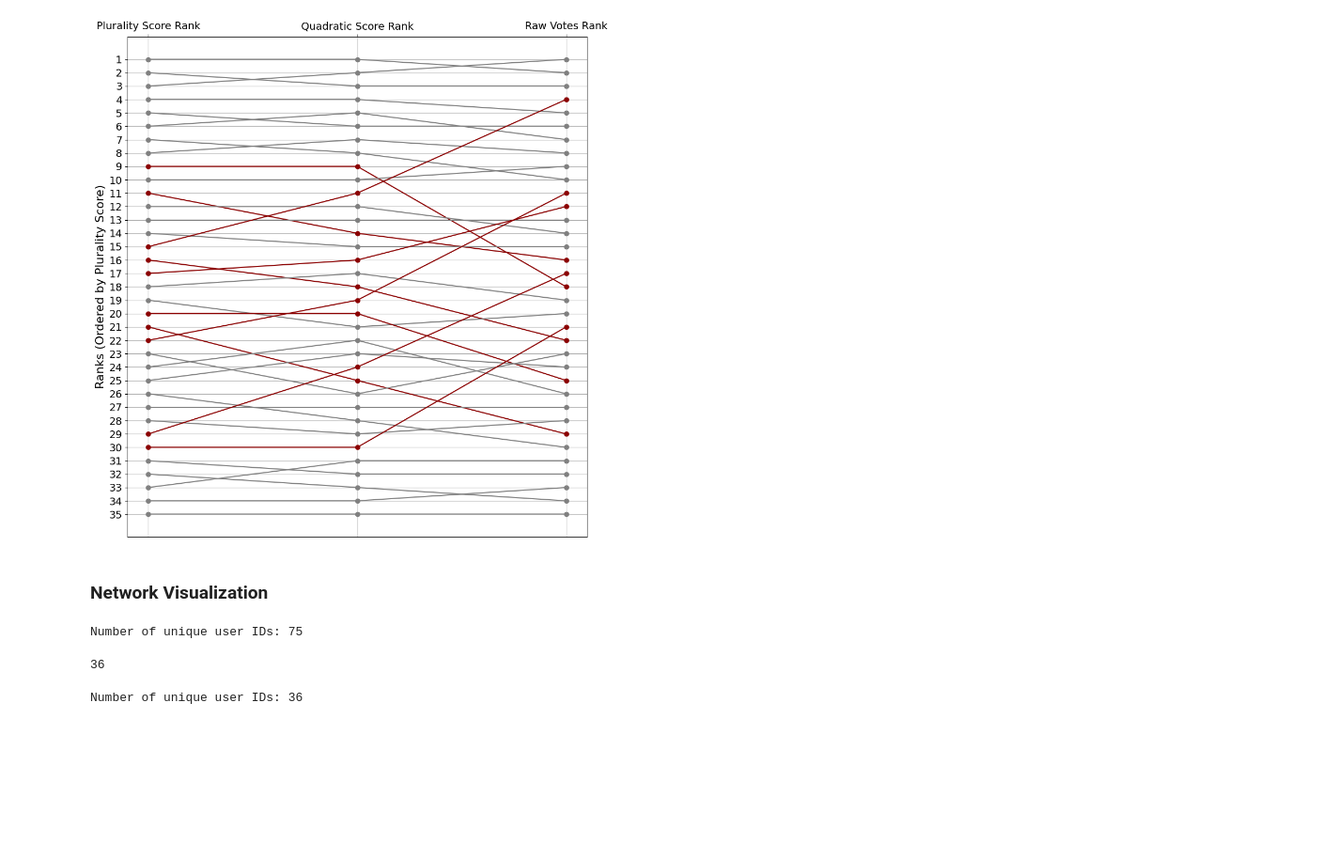
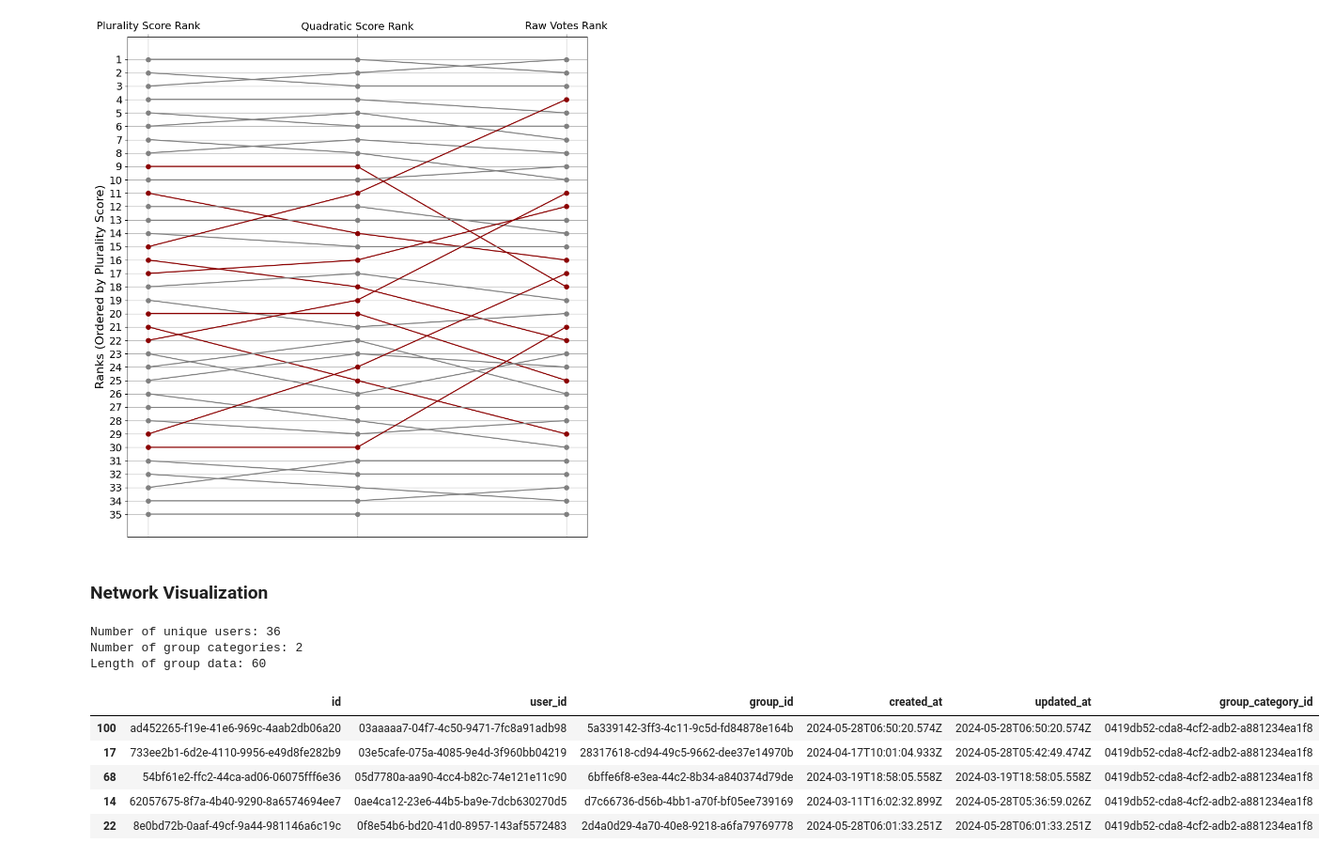
Before and after one commit to lexicongovernance/gov-research, a Jupyter notebook: berlin-analysis/analysis.ipynb, the cells around one changed output. Shown at 94% size. Cells and saved outputs as stored; diff of their text form; code cells hidden in the pictures; blank space fills up the shorter version.

```diff
--- a/berlin-analysis/analysis.ipynb
+++ b/berlin-analysis/analysis.ipynb
@@ -186,22 +189,27 @@ plt.savefig('plots-and-tables/bump_chart_without_legend.png')
 [figure]
 # %% [markdown]
 ### Network Visualization
-# %%
-import networkx as nx
-num_unique_user_ids = groupData['user_id'].nunique()
-
-print("Number of unique user IDs:", num_unique_user_ids)
-# %% [output]
-Number of unique user IDs: 75
-# %%
-distinct_user_ids = voteData['user_id'].unique().tolist()
-print(len(distinct_user_ids))
-# %% [output]
-36
-# %%
-filtered_groupData = groupData[groupData['user_id'].isin(distinct_user_ids)]
-num_unique_user_ids = filtered_groupData['user_id'].nunique()
-
-print("Number of unique user IDs:", num_unique_user_ids)
-# %% [output]
-Number of unique user IDs: 36
+# %%
+# filter group data by users who voted and by relevant group categories
+distinct_user_ids = voteData['user_id'].unique().tolist()
+filtered_group_users = groupData[groupData['user_id'].isin(distinct_user_ids)]
+group_categories_ids = analysis_functions.get_group_categories_ids(groupCategories, names=['affiliation', 'private'])
+filtered_group_users_categories = filtered_group_users[filtered_group_users['group_category_id'].isin(group_categories_ids)]
+
+print("Number of unique users:", filtered_group_users['user_id'].nunique())
+print("Number of group categories:", filtered_group_users_categories['group_category_id'].nunique())
+print("Length of group data:", len(filtered_group_users_categories))
+# %% [output]
+Number of unique users: 36
+Number of group categories: 2
+Length of group data: 60
+# %%
+# Bipartite graph
+filtered_group_users_categories.sort_values(by='user_id').head()
+# %% [output]
+|  | id | user_id | group_id | created_at | updated_at | group_category_id |
+| 100 | ad452265-f19e-41e6-969c-4aab2db06a20 | 03aaaaa7-04f7-4c50-9471-7fc8a91adb98 | 5a339142-3ff3-4c11-9c5d-fd84878e164b | 2024-05-28T06:50:20.574Z | 2024-05-28T06:50:20.574Z | 0419db52-cda8-4cf2-adb2-a881234ea1f8 |
+| 17 | 733ee2b1-6d2e-4110-9956-e49d8fe282b9 | 03e5cafe-075a-4085-9e4d-3f960bb04219 | 28317618-cd94-49c5-9662-dee37e14970b | 2024-04-17T10:01:04.933Z | 2024-05-28T05:42:49.474Z | 0419db52-cda8-4cf2-adb2-a881234ea1f8 |
+| 68 | 54bf61e2-ffc2-44ca-ad06-06075fff6e36 | 05d7780a-aa90-4cc4-b82c-74e121e11c90 | 6bffe6f8-e3ea-44c2-8b34-a840374d79de | 2024-03-19T18:58:05.558Z | 2024-03-19T18:58:05.558Z | 0419db52-cda8-4cf2-adb2-a881234ea1f8 |
+| 14 | 62057675-8f7a-4b40-9290-8a6574694ee7 | 0ae4ca12-23e6-44b5-ba9e-7dcb630270d5 | d7c66736-d56b-4bb1-a70f-bf05ee739169 | 2024-03-11T16:02:32.899Z | 2024-05-28T05:36:59.026Z | 0419db52-cda8-4cf2-adb2-a881234ea1f8 |
+| 22 | 8e0bd72b-0aaf-49cf-9a44-981146a6c19c | 0f8e54b6-bd20-41d0-8957-143af5572483 | 2d4a0d29-4a70-40e8-9218-a6fa79769778 | 2024-05-28T06:01:33.251Z | 2024-05-28T06:01:33.251Z | 0419db52-cda8-4cf2-adb2-a881234ea1f8 |
```
Also changed, not shown: parts of 14 cells of this notebook.
